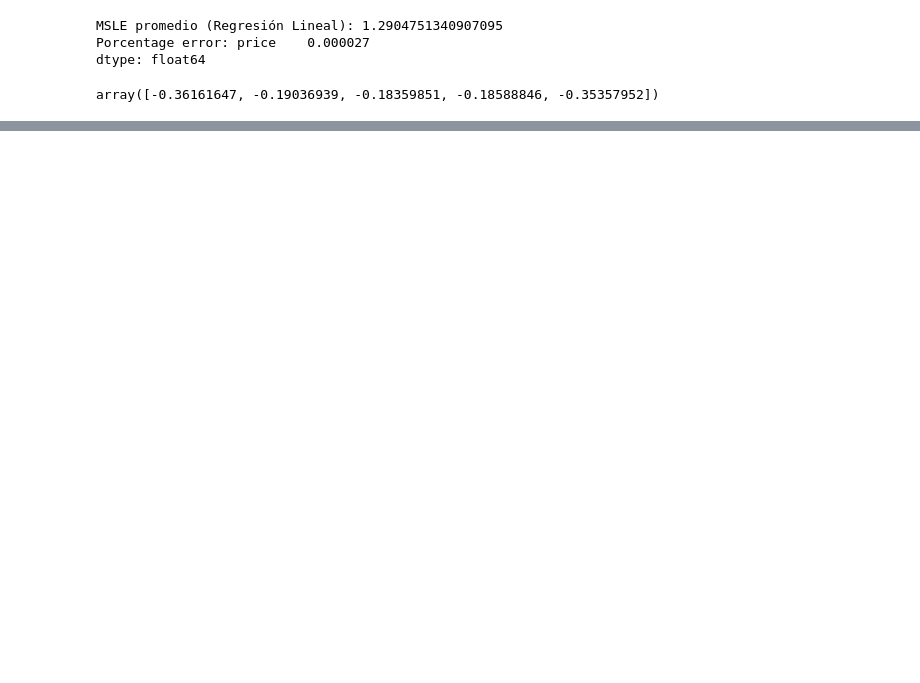
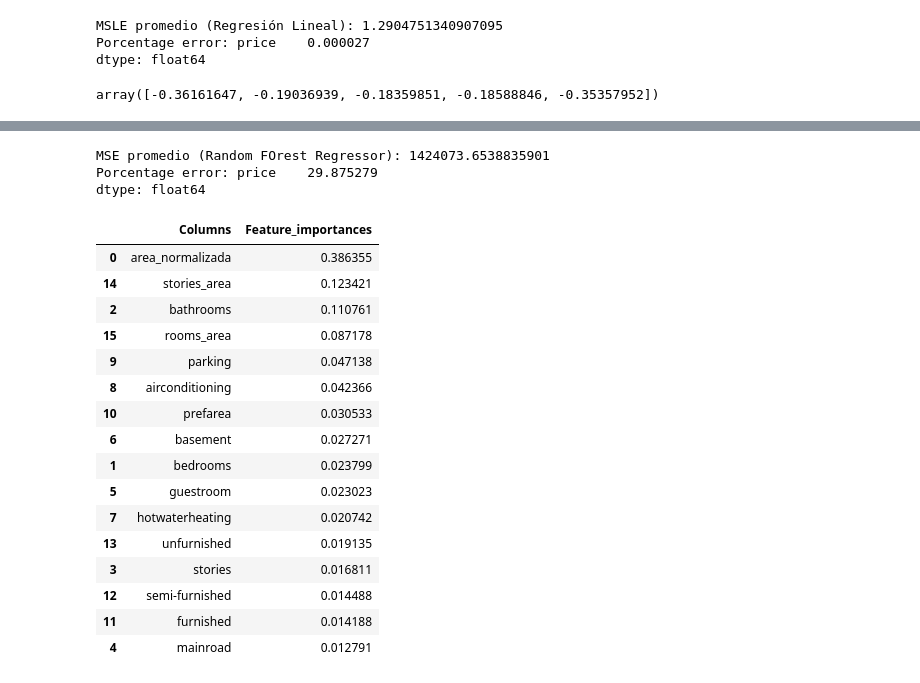
Before and after one commit to belenareal/machine_learning_projects, a Jupyter notebook: housing_prices/model.ipynb, the cells around one changed output, grey strips where cells are left out. Drawn from its saved outputs; the diff is of its cells as text; code cells hidden in the pictures; blank space fills up the shorter version.

```diff
--- a/housing_prices/model.ipynb
+++ b/housing_prices/model.ipynb
@@ -461,0 +508,2 @@ dtype: float64
+# %%
+df = pd.read_csv('data/data_normal.csv')
@@ -461,0 +744,64 @@ dtype: float64
+# %%
+### Random Forest
+model = RandomForestRegressor()
+
+k = 5
+kf = KFold(n_splits=k, random_state=None, shuffle=False)
+
+mse_score = []
+for train_index , test_index in kf.split(X):
+    X_train , X_test = X.iloc[train_index,:].copy(), X.iloc[test_index,:].copy()
+    y_train , y_test = y.iloc[train_index].copy(), y.iloc[test_index].copy()
+
+    Q1 = y_train.quantile(0.25)
+    Q3 = y_train.quantile(0.75)
+    IQR = Q3 - Q1
+
+    lower_limit = Q1 - 1.5 * IQR
+    upper_limit = Q3 + 1.5 * IQR
+
+    outlier_mask = (y_train['price'] >= lower_limit['price']) & (y_train['price'] <= upper_limit['price'])
+    X_train_filtered = X_train[outlier_mask]
+    y_train_filtered = y_train[outlier_mask]
+
+    model.fit(X_train_filtered, np.log(y_train_filtered))
+    pred_values = model.predict(X_test)
+
+    pred_values_exp = np.exp(pred_values)
+
+    mse = mean_squared_error(pred_values_exp, y_test['price'])
+    mse_score.append(np.sqrt(mse))
+
+prom_mse = sum(mse_score)/k
+print(f'MSE promedio (Random FOrest Regressor): {prom_mse}')
+print(f'Porcentage error: {prom_mse*100/y.mean()}')
+# %% [output]
+MSE promedio (Random FOrest Regressor): 1424073.6538835901
+Porcentage error: price    29.875279
+dtype: float64
+# %%
+fi = pd.DataFrame()
+fi['Columns'] = X.columns.tolist()
+fi['Feature_importances'] = (model.feature_importances_).tolist()
+# %%
+fi = fi.sort_values('Feature_importances', ascending=False)
+# %%
+fi
+# %% [output]
+|  | Columns | Feature_importances |
+| 0 | area_normalizada | 0.386355 |
+| 14 | stories_area | 0.123421 |
+| 2 | bathrooms | 0.110761 |
+| 15 | rooms_area | 0.087178 |
+| 9 | parking | 0.047138 |
+| 8 | airconditioning | 0.042366 |
+| 10 | prefarea | 0.030533 |
+| 6 | basement | 0.027271 |
+| 1 | bedrooms | 0.023799 |
+| 5 | guestroom | 0.023023 |
+| 7 | hotwaterheating | 0.020742 |
+| 13 | unfurnished | 0.019135 |
+| 3 | stories | 0.016811 |
+| 12 | semi-furnished | 0.014488 |
+| 11 | furnished | 0.014188 |
+| 4 | mainroad | 0.012791 |
```
Also changed, not shown: parts of 32 cells of this notebook, 2 other files.
